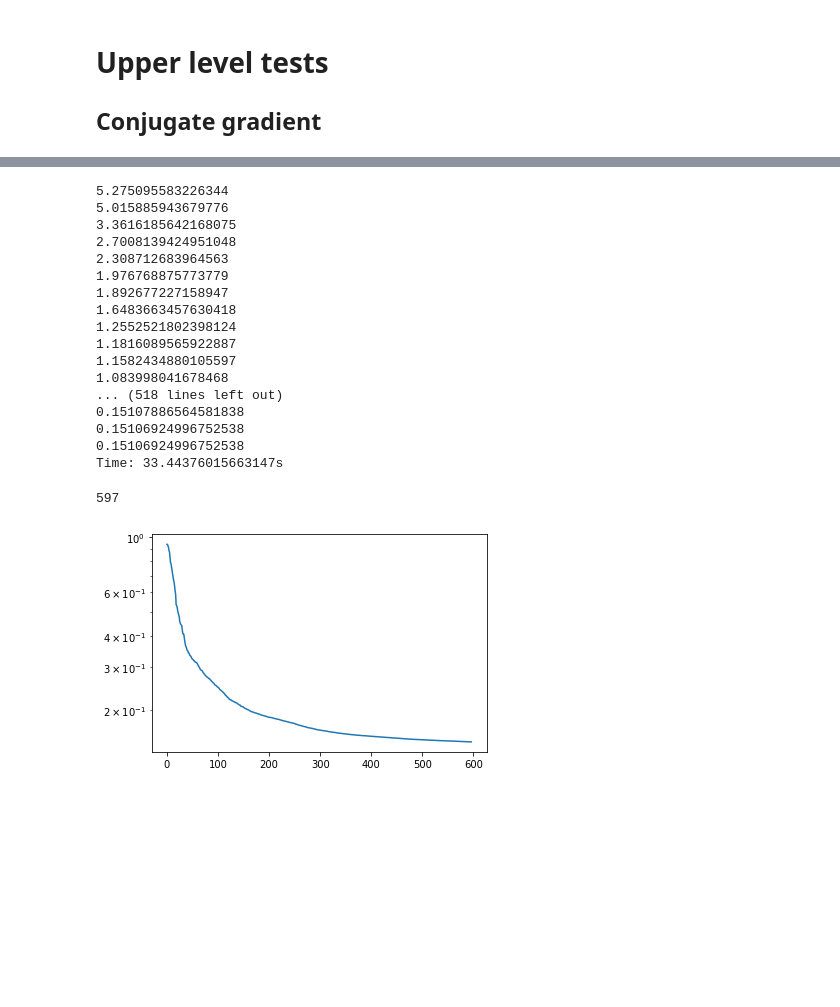
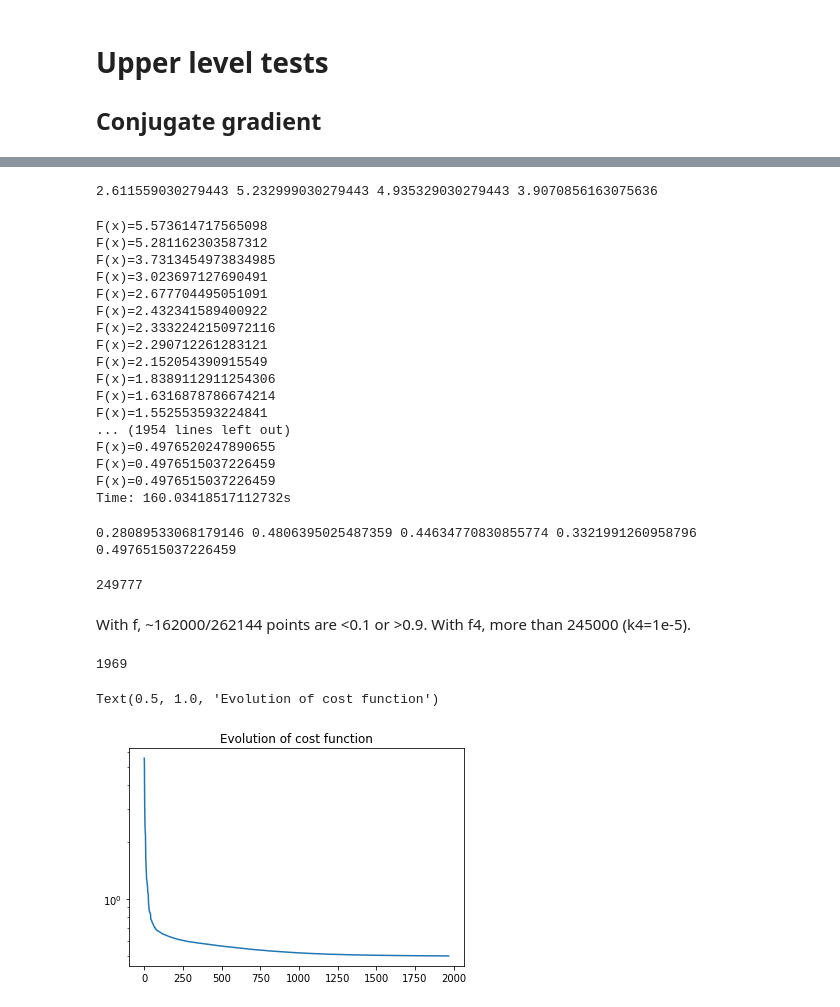
Before and after one commit to Biagig/Learning-Sampling-Pattern, a Jupyter notebook: Upper level tests.ipynb, the cells around one changed output, grey strips where cells are left out. Saved outputs shown, nothing was run; the diff lists cells and outputs as text; code cells hidden in the pictures; blank space fills up the shorter version.

```diff
--- a/Upper level tests.ipynb
+++ b/Upper level tests.ipynb
@@ -76,32 +118,49 @@ f(np.ones(512*512))
+# %%
+print(f(np.ones(512*512)),f2(np.ones(512*512)),f3(np.ones(512*512)),f4(0.8*np.ones(512*512)))
+# %% [output]
+2.611559030279443 5.232999030279443 4.935329030279443 3.9070856163075636
 # %%
 t1=time.time()
-l=[]
-res = scipy.optimize.minimize(f,np.zeros((512,512)),method='L-BFGS-B',jac=grad_f,bounds=[(0,1)]*512*512,callback=pf,
-                             options={'ftol':1e-5})
+l,npoints=[],[]
+res = scipy.optimize.minimize(f5,np.zeros(512*512),method='L-BFGS-B',jac=grad_f5,bounds=[(0,1)]*512*512,callback=pf,
+                             options={'ftol':1e-6})
 pf(res.x)
 print(f"Time: {time.time()-t1}s")
 # %% [output]
-5.275095583226344
-5.015885943679776
-3.3616185642168075
-2.7008139424951048
-2.308712683964563
-1.976768875773779
-1.892677227158947
-1.6483663457630418
-1.2552521802398124
-1.1816089565922887
-1.1582434880105597
-1.083998041678468
-... (518 lines left out)
-0.15107886564581838
-0.15106924996752538
-0.15106924996752538
-Time: 33.44376015663147s
+F(x)=5.573614717565098
+F(x)=5.281162303587312
+F(x)=3.7313454973834985
+F(x)=3.023697127690491
+F(x)=2.677704495051091
+F(x)=2.432341589400922
+F(x)=2.3332242150972116
+F(x)=2.290712261283121
+F(x)=2.152054390915549
+F(x)=1.8389112911254306
+F(x)=1.6316878786674214
+F(x)=1.552553593224841
+... (1954 lines left out)
+F(x)=0.4976520247890655
+F(x)=0.4976515037226459
+F(x)=0.4976515037226459
+Time: 160.03418517112732s
+# %%
+print(f(res.x),f2(res.x),f3(res.x),f4(res.x),f5(res.x))
+# %% [output]
+0.28089533068179146 0.4806395025487359 0.44634770830855774 0.3321991260958796 0.4976515037226459
+# %%
+#Number of points close to 0 or 1
+sum(np.where(res.x<0.1,1,0))+sum(np.where(res.x>0.9,1,0))
+# %% [output]
+249777
+# %% [markdown]
+With f, ~162000/262144 points are <0.1 or >0.9. With f4, more than 245000 (k4=1e-5).
 # %%
 print(len(l))
 plt.plot(l)
 plt.yscale("log")
+plt.title("Evolution of cost function")
 # %% [output]
-597
+1969
+Text(0.5, 1.0, 'Evolution of cost function')
-[figure, old version]
+[figure, new version]
```
Also changed, not shown: parts of 10 cells of this notebook, 2 other files.
